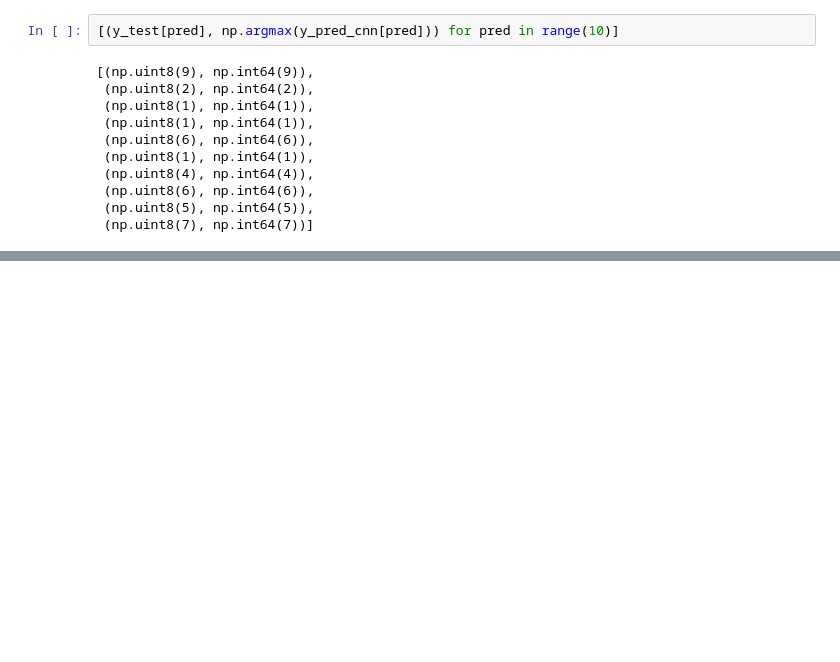
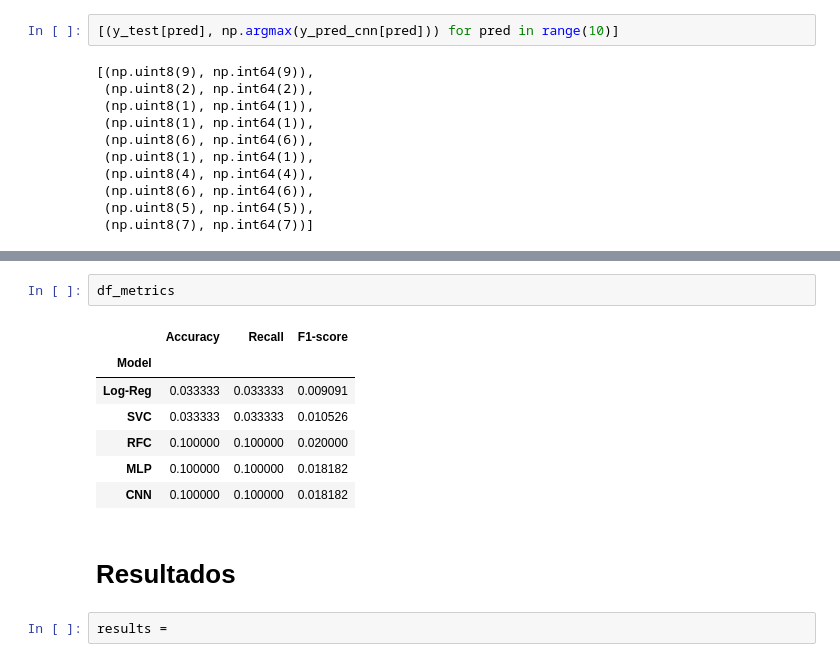
Before and after one commit to EstebanGomezVal/Proyecto1_ML, a Jupyter notebook: Lab_2.ipynb, the cells around one changed output, grey strips where cells are left out. Drawn from its saved outputs; the diff is of its cells as text; blank space fills up the shorter version.

```diff
--- a/Lab_2.ipynb
+++ b/Lab_2.ipynb
@@ -422,0 +588,14 @@ y_pred_cnn = cnn.predict(X_test)
+# %%
+df_metrics
+# %% [output]
+|  | Accuracy | Recall | F1-score |
+| Model |  |  |  |
+| Log-Reg | 0.033333 | 0.033333 | 0.009091 |
+| SVC | 0.033333 | 0.033333 | 0.010526 |
+| RFC | 0.100000 | 0.100000 | 0.020000 |
+| MLP | 0.100000 | 0.100000 | 0.018182 |
+| CNN | 0.100000 | 0.100000 | 0.018182 |
+# %% [markdown]
+# Resultados
+# %%
+results =
```
Also changed, not shown: parts of 14 cells of this notebook.
